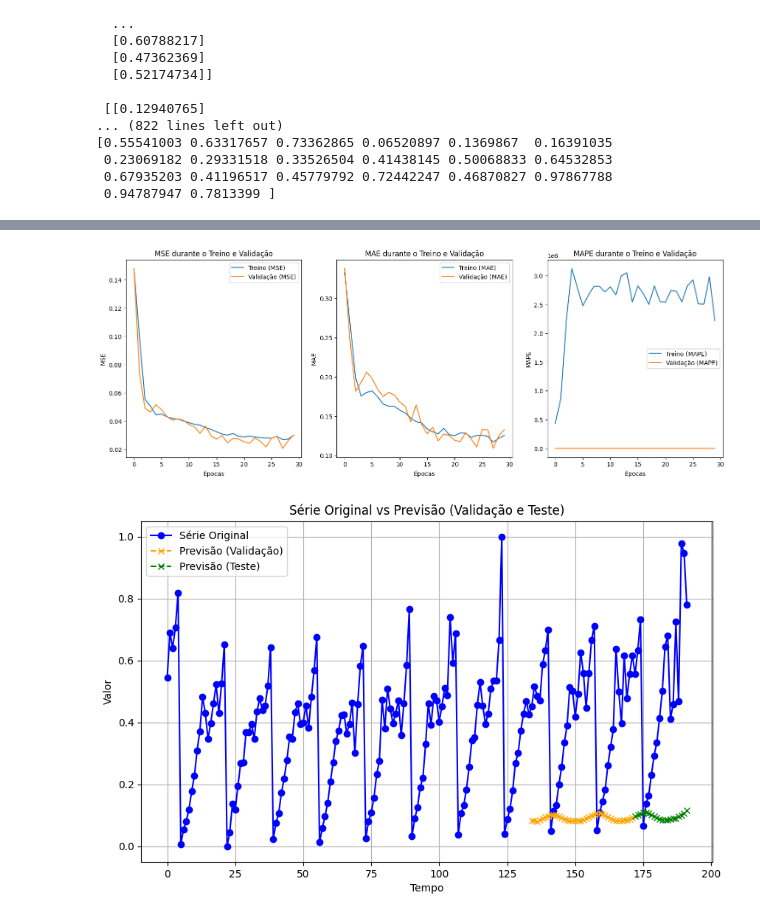
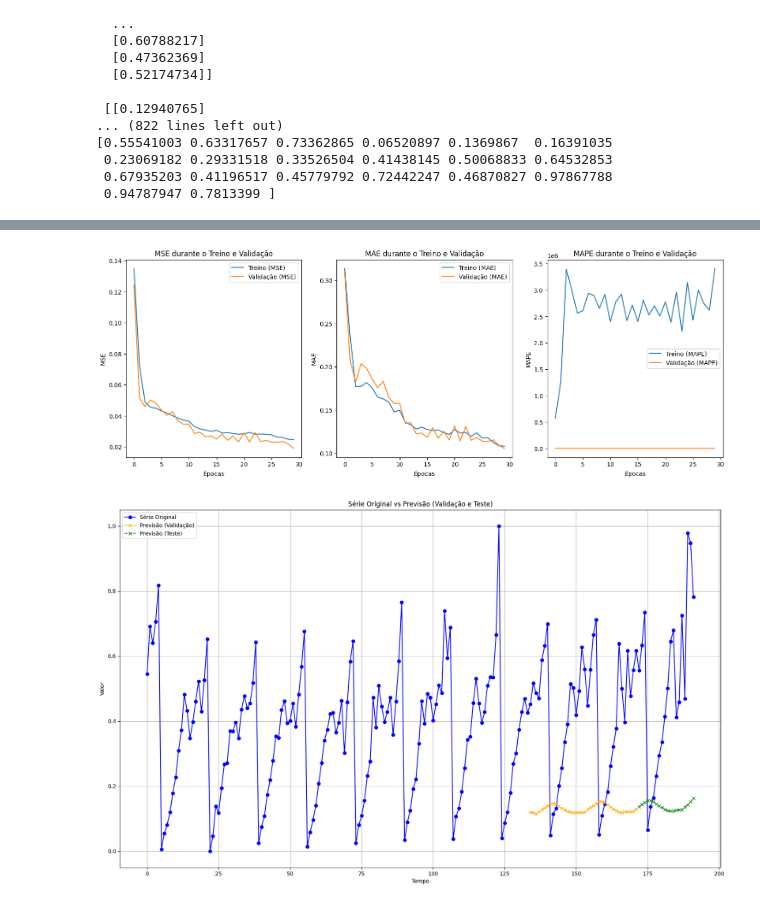
Before and after one commit to guimaroins/UERJ, a Jupyter notebook: lstm.ipynb, the cells around one changed output, grey strips where cells are left out. Cells and saved outputs as stored; diff of their text form; code cells hidden in the pictures.

```diff
--- a/lstm.ipynb
+++ b/lstm.ipynb
@@ -367,0 +358,28 @@ Name: 3, dtype: float64
+# %%
+# define model
+i = 0
+model = Sequential()
+model.add(Input(shape=(12, n_features)))
+for i in range (2):
+    model.add(LSTM(40, activation='relu', return_sequences=(i < 2 - 1)))
+#model.add(LSTM(40, activation='relu'))
+model.add(Dense(1))
+model.compile(optimizer='adam', loss='mse', metrics=['mae', 'mape'])
+
+# Treina o modelo
+history = model.fit(
+    X_train, y_train,
+    epochs=50,
+    batch_size=16,
+    validation_data=(X_val, y_val),
+    callbacks=[early_stopping],
+    verbose=0
+)
+
+val_loss, val_mae, val_mape = model.evaluate(X_val, y_val, steps=12, verbose=1)
+print(f'Test MSE: {val_loss}, Test MAE: {val_mae}, Test MAPE: {val_mape}')
+
+
+# Avaliar o modelo no conjunto de teste
+test_loss, test_mae, test_mape = model.evaluate(X_test, y_test, steps=12, verbose=1)
+print(f'Test MSE: {test_loss}, Test MAE: {test_mae}, Test MAPE: {test_mape}')
@@ -404,39 +430,39 @@ def plot_training_history(history):
 # Plotar o histórico de treinamento
 plot_training_history(history)
 # %% [output]
-[figure, old version]
+[figure, new version]
 # %%
-
-
+y_val_pred = model.predict(X_val, verbose=0)
+y_test_pred = model.predict(X_test, verbose=0)
 # Função para plotar a série original e as previsões
 def plot_original_vs_predicted(y_train, y_val, y_test, y_val_pred, y_test_pred):
-    plt.figure(figsize=(10, 6))
+    plt.figure(figsize=(20, 12))
 
     # Concatena a série original completa (treino + validação + teste)
     total_y = np.concatenate([y_train, y_val, y_test], axis=0)
 
     # Concatena as previsões (com NaNs para o início onde não há previsão)
     val_preds = np.concatenate([np.full_like(y_train, np.nan), y_val_pred.flatten()])
     test_preds = np.concatenate([np.full_like(np.concatenate([y_train, y_val]), np.nan), y_test_pred.flatten()])
 
     # Plotar a série original
     plt.plot(total_y, label='Série Original', color='blue', marker='o')
 
     # Plotar as previsões de validação
     plt.plot(val_preds, label='Previsão (Validação)', color='orange', linestyle='dashed', marker='x')
 
     # Plotar as previsões de teste
     plt.plot(test_preds, label='Previsão (Teste)', color='green', linestyle='dashed', marker='x')
 
     # Adicionar legendas e títulos
     plt.title('Série Original vs Previsão (Validação e Teste)')
     plt.xlabel('Tempo')
     plt.ylabel('Valor')
     plt.legend()
     plt.grid(True)
     plt.show()
 
 # Chamar a função para plotar
 plot_original_vs_predicted(y_train, y_val, y_test, y_val_pred, y_test_pred)
 # %% [output]
-[figure, old version]
+[figure, new version]
```
Also changed, not shown: parts of 5 cells of this notebook.
